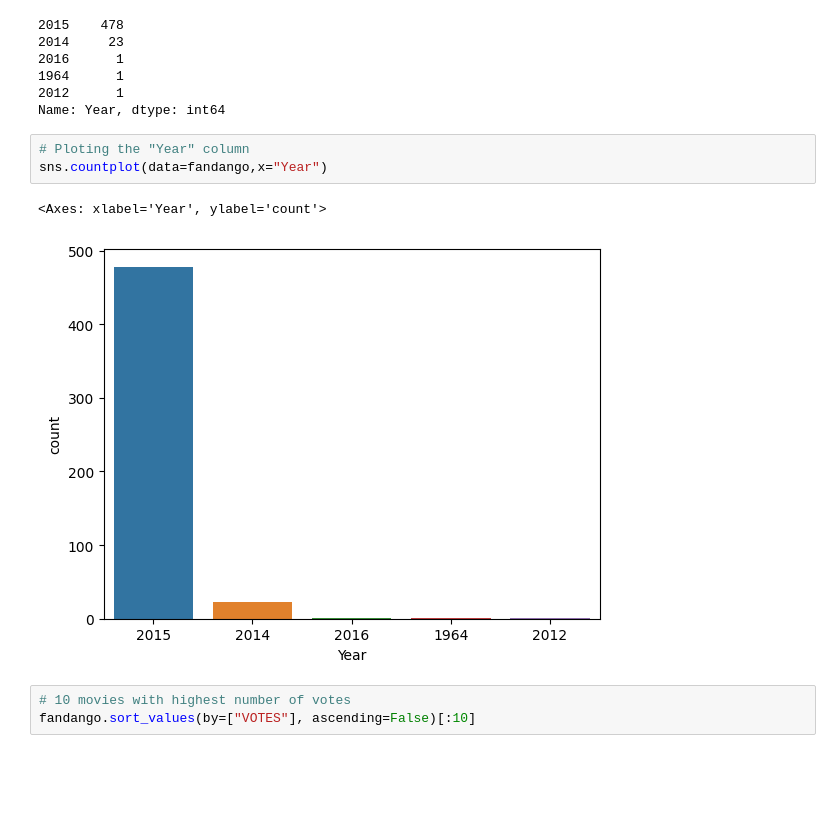
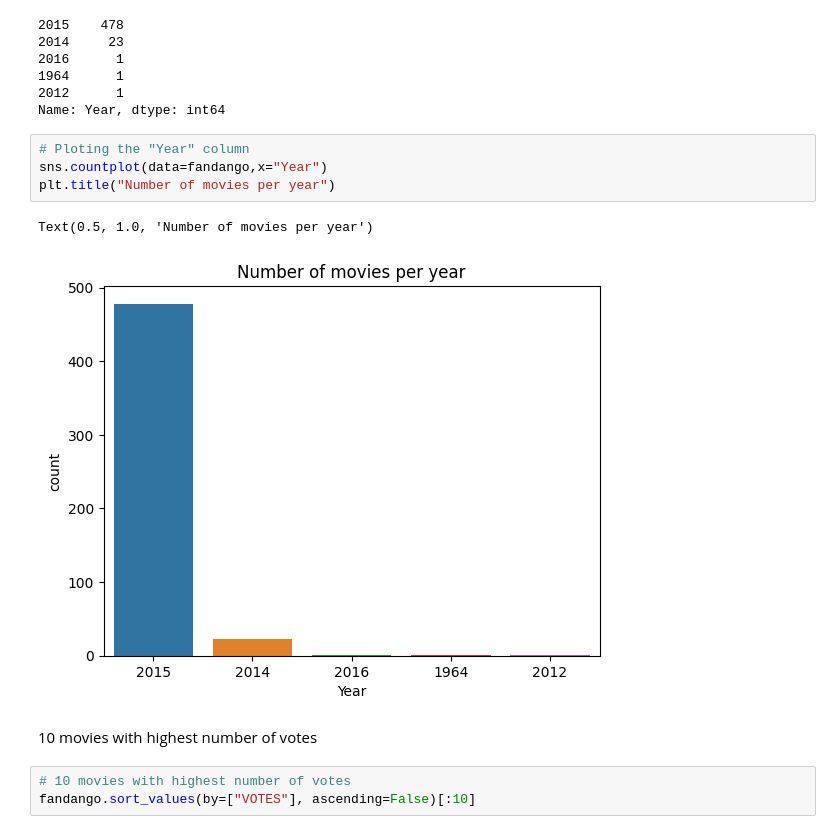
Before and after one commit to mkillah/Portfolio, a Jupyter notebook: Capstone_Project/Capstone_Project.ipynb, the cells around one changed output. Saved outputs shown, nothing was run; the diff lists cells and outputs as text; blank space fills up the shorter version.

```diff
--- a/Capstone_Project/Capstone_Project.ipynb
+++ b/Capstone_Project/Capstone_Project.ipynb
@@ -121,9 +135,12 @@ Name: Year, dtype: int64
 # %%
 # Ploting the "Year" column
 sns.countplot(data=fandango,x="Year")
+plt.title("Number of movies per year")
 # %% [output]
-<Axes: xlabel='Year', ylabel='count'>
+Text(0.5, 1.0, 'Number of movies per year')
-[figure, old version]
+[figure, new version]
+# %% [markdown]
+10 movies with highest number of votes
 # %%
 # 10 movies with highest number of votes
 fandango.sort_values(by=["VOTES"], ascending=False)[:10]
```
Also changed, not shown: parts of 49 cells of this notebook.
